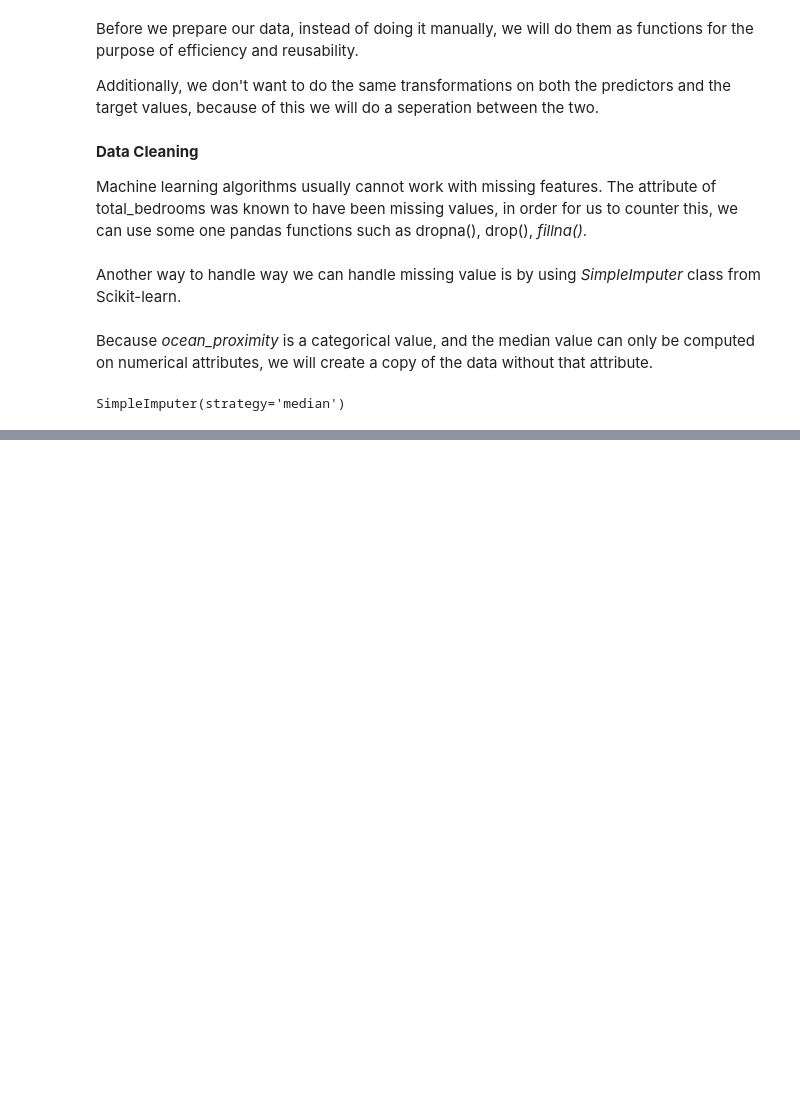
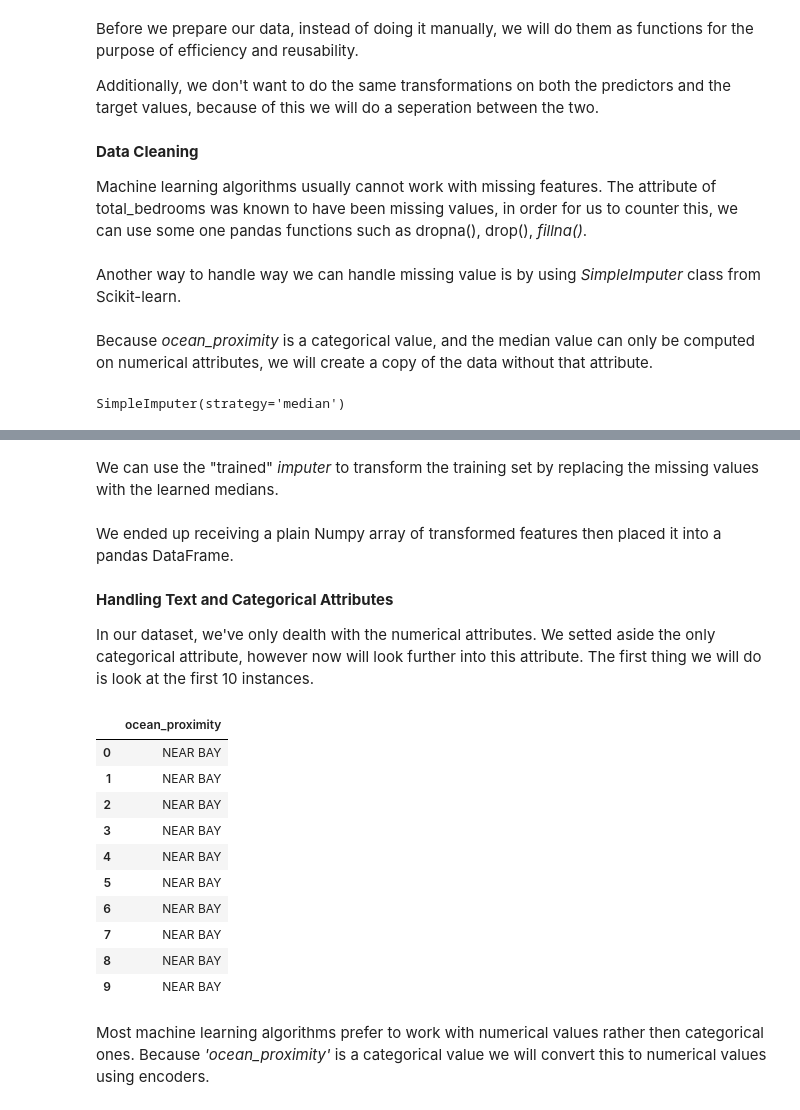
Before and after one commit to KingHikarii/End-To-End-Machine-Learning-Project, a Jupyter notebook: Machine_Learning_Project_1.ipynb, the cells around one changed output, grey strips where cells are left out. Cells and saved outputs as stored; diff of their text form; code cells hidden in the pictures; blank space fills up the shorter version.

```diff
--- a/Machine_Learning_Project_1.ipynb
+++ b/Machine_Learning_Project_1.ipynb
@@ -8,3 +8,4 @@ housing_data = pd.read_csv('/content/housing.csv')
 The First Ten Row of Our Data
 # %%
 housing_data.head()
+full_housing_data = housing_data.copy()
@@ -396,0 +403,2 @@ SimpleImputer(strategy='median')
+# %% [markdown]
+We can use the "trained" *imputer* to transform the training set by replacing the missing values with the learned medians.
@@ -396,0 +407,2 @@ SimpleImputer(strategy='median')
+# %% [markdown]
+We ended up receiving a plain Numpy array of transformed features then placed it into a pandas DataFrame.
@@ -396,0 +412,21 @@ SimpleImputer(strategy='median')
+# %% [markdown]
+**Handling Text and Categorical Attributes**
+
+In our dataset, we've only dealth with the numerical attributes. We setted aside the only categorical attribute, however now will look further into this attribute. The first thing we will do is look at the first 10 instances.
+# %%
+housing_categorical = full_housing_data[['ocean_proximity']]
+housing_categorical.head(10)
+# %% [output]
+|  | ocean_proximity |
+| 0 | NEAR BAY |
+| 1 | NEAR BAY |
+| 2 | NEAR BAY |
+| 3 | NEAR BAY |
+| 4 | NEAR BAY |
+| 5 | NEAR BAY |
+| 6 | NEAR BAY |
+| 7 | NEAR BAY |
+| 8 | NEAR BAY |
+| 9 | NEAR BAY |
+# %% [markdown]
+Most machine learning algorithms prefer to work with numerical values rather then categorical ones. Because *'ocean_proximity'* is a categorical value we will convert this to numerical values using encoders.
```
Also changed, not shown: parts of 13 cells of this notebook.
